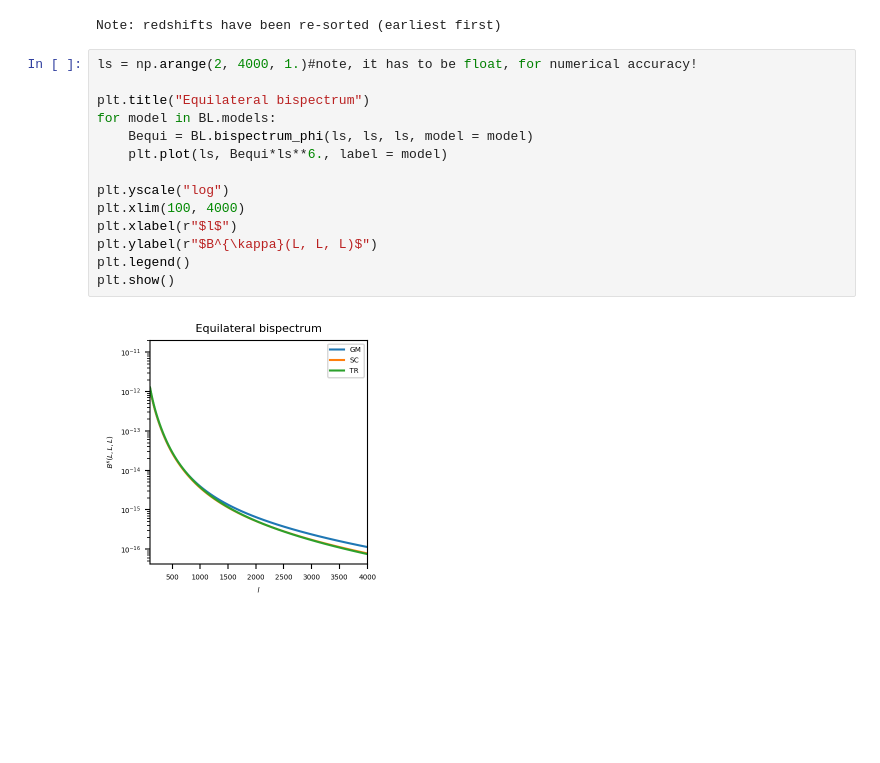
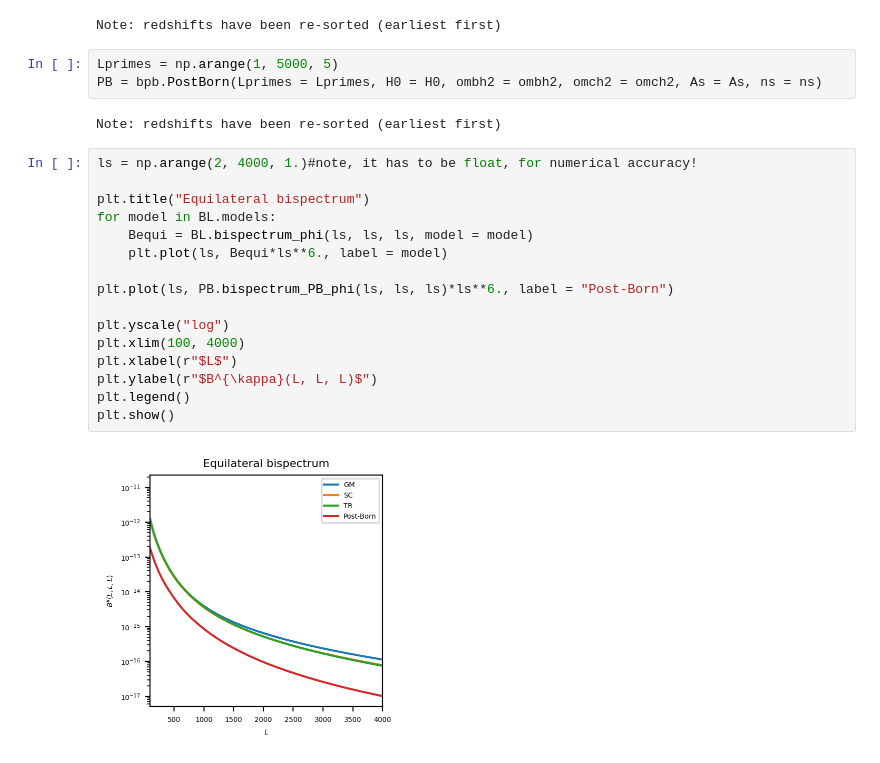
Before and after one commit to Saladino93/lensbiases, a Jupyter notebook: notebooks/examplebispectra.ipynb, the cells around one changed output. Cells and saved outputs as stored; diff of their text form; blank space fills up the shorter version.

```diff
--- a/notebooks/examplebispectra.ipynb
+++ b/notebooks/examplebispectra.ipynb
@@ -38,19 +38,26 @@ ns = 0.96
 BL = bgl.BispectrumLensing(H0 = H0, ombh2 = ombh2, omch2 = omch2, As = As, ns = ns)
 # %% [output]
 Note: redshifts have been re-sorted (earliest first)
+# %%
+Lprimes = np.arange(1, 5000, 5)
+PB = bpb.PostBorn(Lprimes = Lprimes, H0 = H0, ombh2 = ombh2, omch2 = omch2, As = As, ns = ns)
+# %% [output]
+Note: redshifts have been re-sorted (earliest first)
 # %%
 ls = np.arange(2, 4000, 1.)#note, it has to be float, for numerical accuracy!
 
 plt.title("Equilateral bispectrum")
 for model in BL.models:
     Bequi = BL.bispectrum_phi(ls, ls, ls, model = model)
     plt.plot(ls, Bequi*ls**6., label = model)
 
+plt.plot(ls, PB.bispectrum_PB_phi(ls, ls, ls)*ls**6., label = "Post-Born")
+
 plt.yscale("log")
 plt.xlim(100, 4000)
-plt.xlabel(r"$l$")
+plt.xlabel(r"$L$")
 plt.ylabel(r"$B^{\kappa}(L, L, L)$")
 plt.legend()
 plt.show()
 # %% [output]
-[figure, old version]
+[figure, new version]
```
Also changed, not shown: parts of 2 cells of this notebook, 8 other files.
